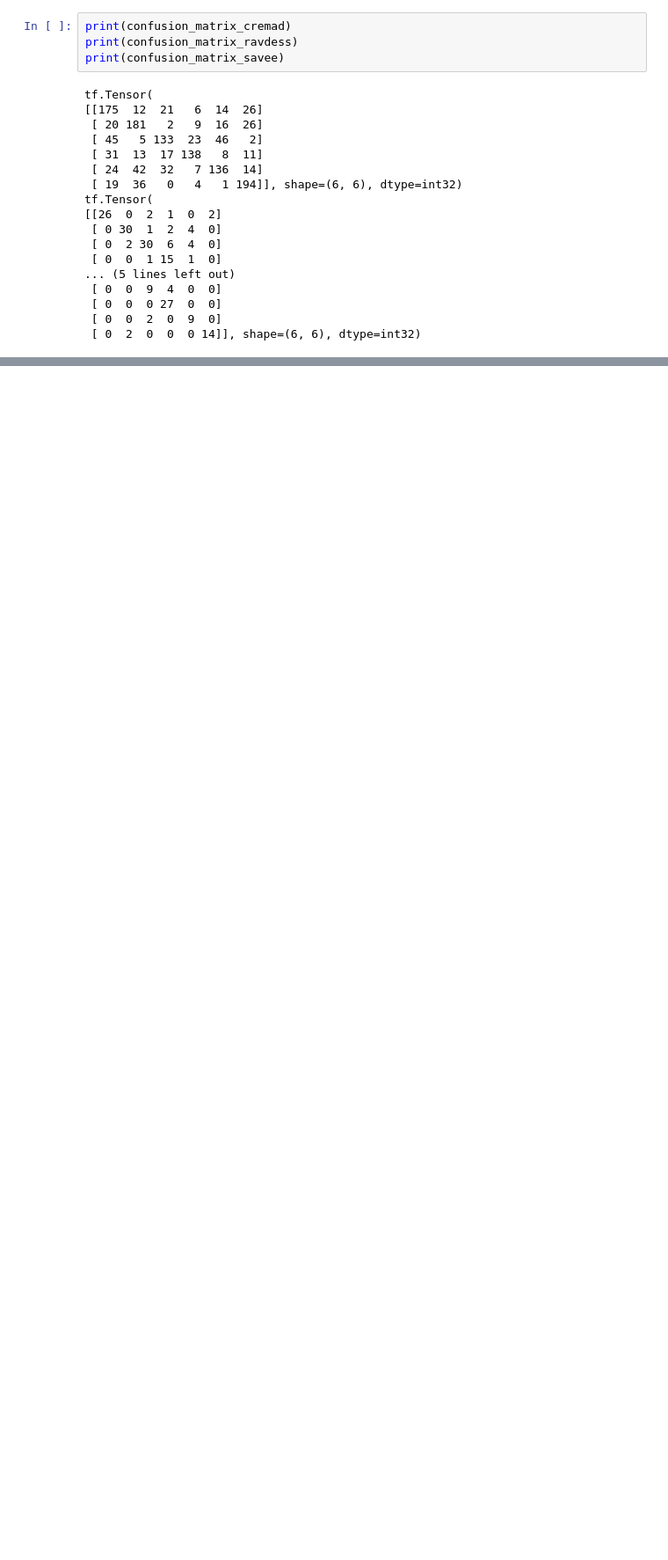
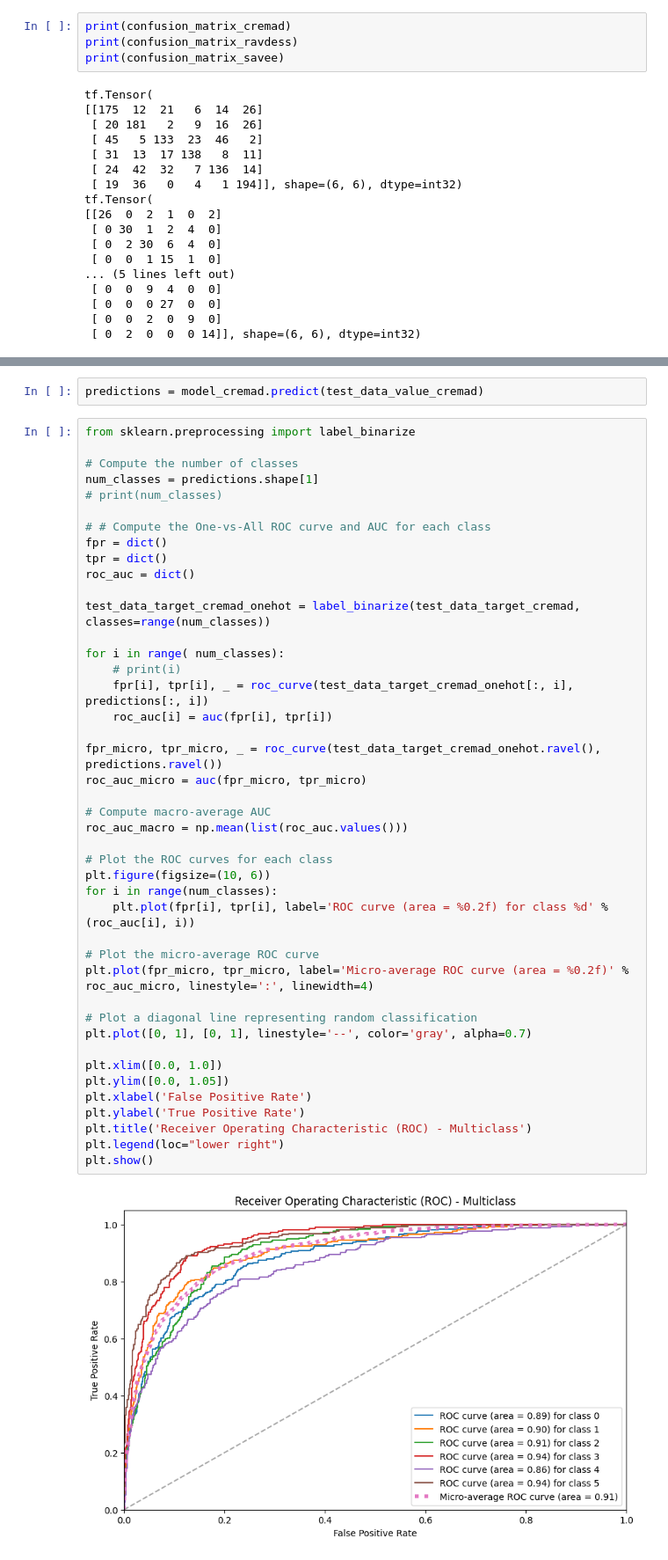
Before and after one commit to billharit/TA_SpeechEmotionRecognition, a Jupyter notebook: confusionMatrix.ipynb, the cells around one changed output, grey strips where cells are left out. Shown at 88% size. Drawn from its saved outputs; the diff is of its cells as text; blank space fills up the shorter version.

Commit message:
roc auc test

```diff
--- a/confusionMatrix.ipynb
+++ b/confusionMatrix.ipynb
@@ -656,0 +658,47 @@ F1:[0.54545455 0.84615385 0.75       0.84745763 0.9        0.90909091]
+# %%
+predictions = model_cremad.predict(test_data_value_cremad)
+# %%
+from sklearn.preprocessing import label_binarize
+
+# Compute the number of classes
+num_classes = predictions.shape[1]
+# print(num_classes)
+
+# # Compute the One-vs-All ROC curve and AUC for each class
+fpr = dict()
+tpr = dict()
+roc_auc = dict()
+
+test_data_target_cremad_onehot = label_binarize(test_data_target_cremad, classes=range(num_classes))
+
+for i in range( num_classes):
+    # print(i)
+    fpr[i], tpr[i], _ = roc_curve(test_data_target_cremad_onehot[:, i], predictions[:, i])
+    roc_auc[i] = auc(fpr[i], tpr[i])
+
+fpr_micro, tpr_micro, _ = roc_curve(test_data_target_cremad_onehot.ravel(), predictions.ravel())
+roc_auc_micro = auc(fpr_micro, tpr_micro)
+
+# Compute macro-average AUC
+roc_auc_macro = np.mean(list(roc_auc.values()))
+
+# Plot the ROC curves for each class
+plt.figure(figsize=(10, 6))
+for i in range(num_classes):
+    plt.plot(fpr[i], tpr[i], label='ROC curve (area = %0.2f) for class %d' % (roc_auc[i], i))
+
+# Plot the micro-average ROC curve
+plt.plot(fpr_micro, tpr_micro, label='Micro-average ROC curve (area = %0.2f)' % roc_auc_micro, linestyle=':', linewidth=4)
+
+# Plot a diagonal line representing random classification
+plt.plot([0, 1], [0, 1], linestyle='--', color='gray', alpha=0.7)
+
+plt.xlim([0.0, 1.0])
+plt.ylim([0.0, 1.05])
+plt.xlabel('False Positive Rate')
+plt.ylabel('True Positive Rate')
+plt.title('Receiver Operating Characteristic (ROC) - Multiclass')
+plt.legend(loc="lower right")
+plt.show()
+# %% [output]
+[figure, added]
```
Also changed, not shown: parts of 5 cells of this notebook.
